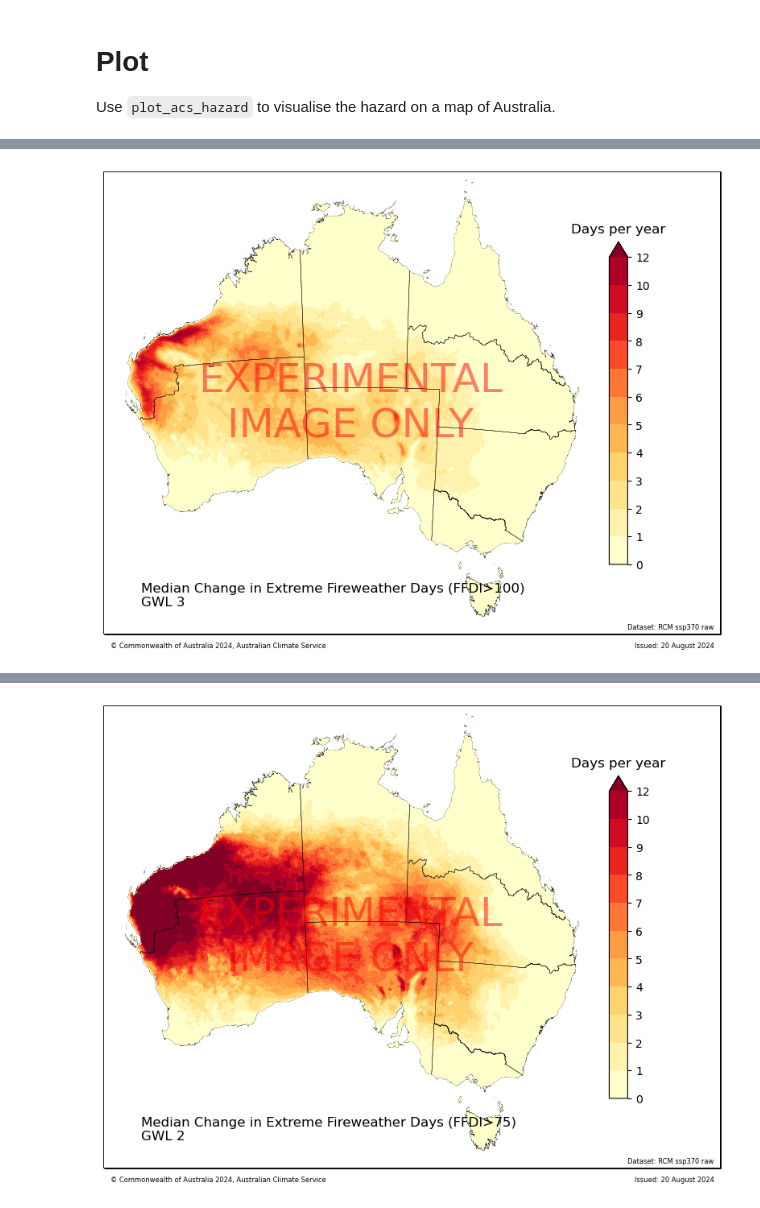
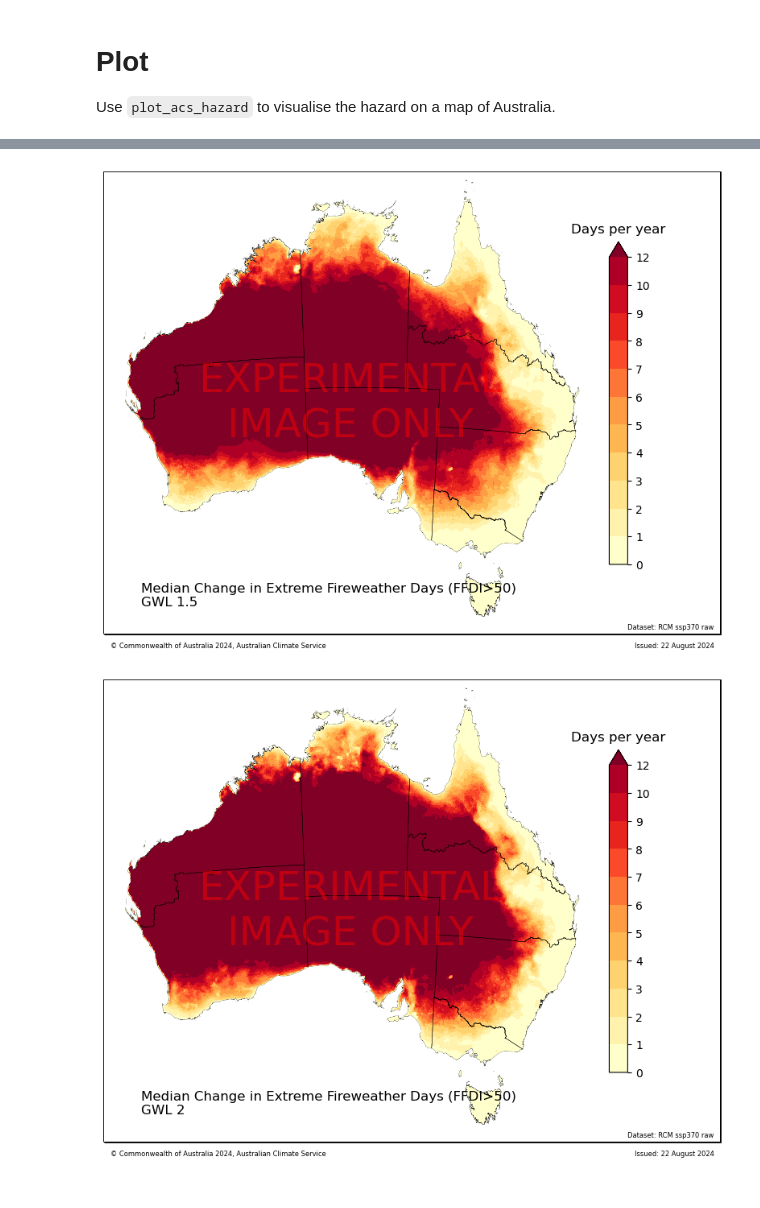
Before and after one commit to AusClimateService/hazard_fire, a Jupyter notebook: plot_thresholds.ipynb, the cells around one changed output, grey strips where cells are left out. Cells and saved outputs as stored; diff of their text form; code cells hidden in the pictures.

Commit message:
updated figures

```diff
--- a/plot_thresholds.ipynb
+++ b/plot_thresholds.ipynb
@@ -17,6 +38,7 @@ import matplotlib.pyplot as plt
 filename = '/g/data/ia39/ncra/fire/change_threshold_100.nc'
 ds = xr.open_dataset(filename)
 ds2=xr.open_dataset('/g/data/ia39/ncra/fire/change_threshold_75.nc')
+ds3=xr.open_dataset('/g/data/ia39/ncra/fire/change_threshold_50.nc')
 # %%
 # Calculate a 2D mappable data array
 da = ds.days100[2,:,:]
@@ -40,6 +62,8 @@ b=range(12,14,2)
 lev=np.concatenate([a,b])
 # set figure location
 dir='/g/data/xv83/rxm599/acs/hazard_fire/figures/'
+ptype='pdf'
+ptype='png'
 # %%
 def ncra_plots(a1,a2,a3):
     fig = plt.subplots(5, 1, figsize=(22, 24))
@@ -93,27 +144,36 @@ plot_acs_hazard(data = ds.days100[2,:,:],
-# %%
-# Extreme fireweather days
-plot_acs_hazard(data = ds.days100[3,:,:],
-                regions = regions_dict['ncra_regions'],
-                title = "Median Change in Extreme Fireweather Days (FFDI>100)",
-                date_range = "GWL 3",
-                cmap = cmap_dict["EHF_days"],
-                ticks = lev,
-                cbar_label = "Days per year",
-                cbar_extend = "max",
-                dataset_name = "RCM ssp370 raw",
-                outfile = dir+"threshold100_GW3.pdf");
-# %% [output]
-[figure, removed]
 # %%
-# Extreme fireweather days
-plot_acs_hazard(data = ds2.days75[2,:,:],
+%%time
+# Extreme fireweather days FFDI >50
+plot_acs_hazard(data = ds3.days50[1,:,:],
                 regions = regions_dict['ncra_regions'],
-                title = "Median Change in Extreme Fireweather Days (FFDI>75)",
+                title = "Median Change in Extreme Fireweather Days (FFDI>50)",
+                date_range = "GWL 1.5",
+                cmap = cmap_dict["EHF_days"],
+                ticks = lev,
+                cbar_label = "Days per year",
+                cbar_extend = "max",
+                dataset_name = "RCM ssp370 raw",
+                outfile = dir+"threshold50_GW1p5."+ptype);
+#
+plot_acs_hazard(data = ds3.days50[2,:,:],
+                regions = regions_dict['ncra_regions'],
+                title = "Median Change in Extreme Fireweather Days (FFDI>50)",
                 date_range = "GWL 2",
                 cmap = cmap_dict["EHF_days"],
                 ticks = lev,
                 cbar_label = "Days per year",
                 cbar_extend = "max",
                 dataset_name = "RCM ssp370 raw",
-                outfile = dir+"threshold75_GW2.pdf");
+                outfile = dir+"threshold50_GW2."+ptype);
+#
+plot_acs_hazard(data = ds3.days50[3,:,:],
+                regions = regions_dict['ncra_regions'],
+                title = "Median Change in Extreme Fireweather Days (FFDI>50)",
+                date_range = "GWL 3",
+                cmap = cmap_dict["EHF_days"],
+                ticks = lev,
+                cbar_label = "Days per year",
+                cbar_extend = "max",
+                dataset_name = "RCM ssp370 raw",
+                outfile = dir+"threshold50_GW3."+ptype);
 # %% [output]
@@ -120 +182,2 @@ plot_acs_hazard(data = ds2.days75[2,:,:],
-[figure, old version]
+[figure, new version]
+[figure, added]
```
Also changed, not shown: parts of 11 cells of this notebook, 19 other files.
